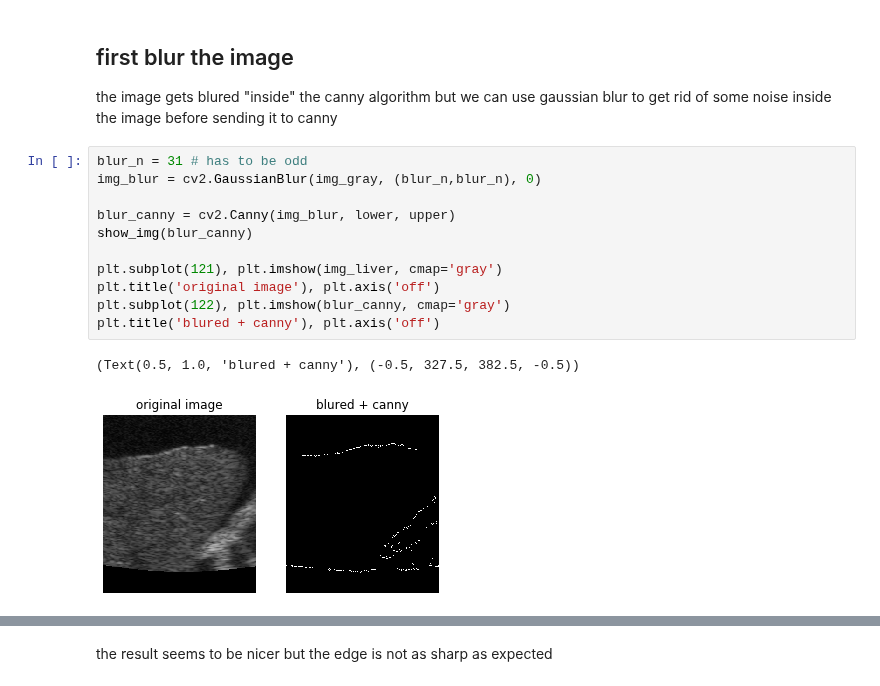
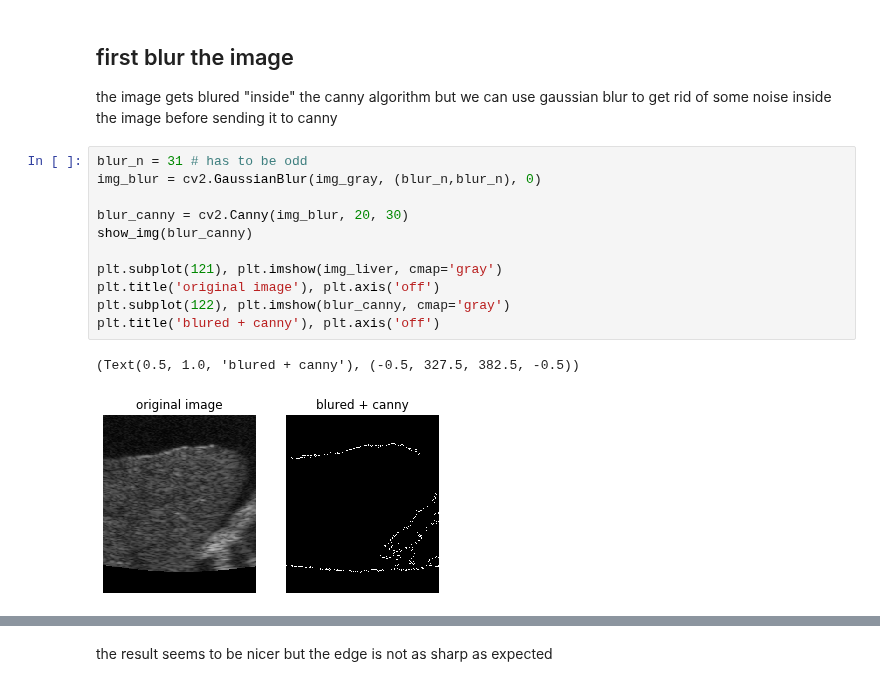
Before and after one commit to markusait/lcid, a Jupyter notebook: code/edge_detection.ipynb, the cells around one changed output, grey strips where cells are left out. Cells and saved outputs as stored; diff of their text form.

```diff
--- a/code/edge_detection.ipynb
+++ b/code/edge_detection.ipynb
@@ -65,14 +66,14 @@ the image gets blured "inside" the canny algorithm but we can use gaussian blur
 # %%
 blur_n = 31 # has to be odd
 img_blur = cv2.GaussianBlur(img_gray, (blur_n,blur_n), 0)
 
-blur_canny = cv2.Canny(img_blur, lower, upper)
+blur_canny = cv2.Canny(img_blur, 20, 30)
 show_img(blur_canny)
 
 plt.subplot(121), plt.imshow(img_liver, cmap='gray')
 plt.title('original image'), plt.axis('off')
 plt.subplot(122), plt.imshow(blur_canny, cmap='gray')
 plt.title('blured + canny'), plt.axis('off')
 # %% [output]
 (Text(0.5, 1.0, 'blured + canny'), (-0.5, 327.5, 382.5, -0.5))
-[figure, old version]
+[figure, new version]
```
Also changed, not shown: parts of 4 cells of this notebook, 1 other file.
